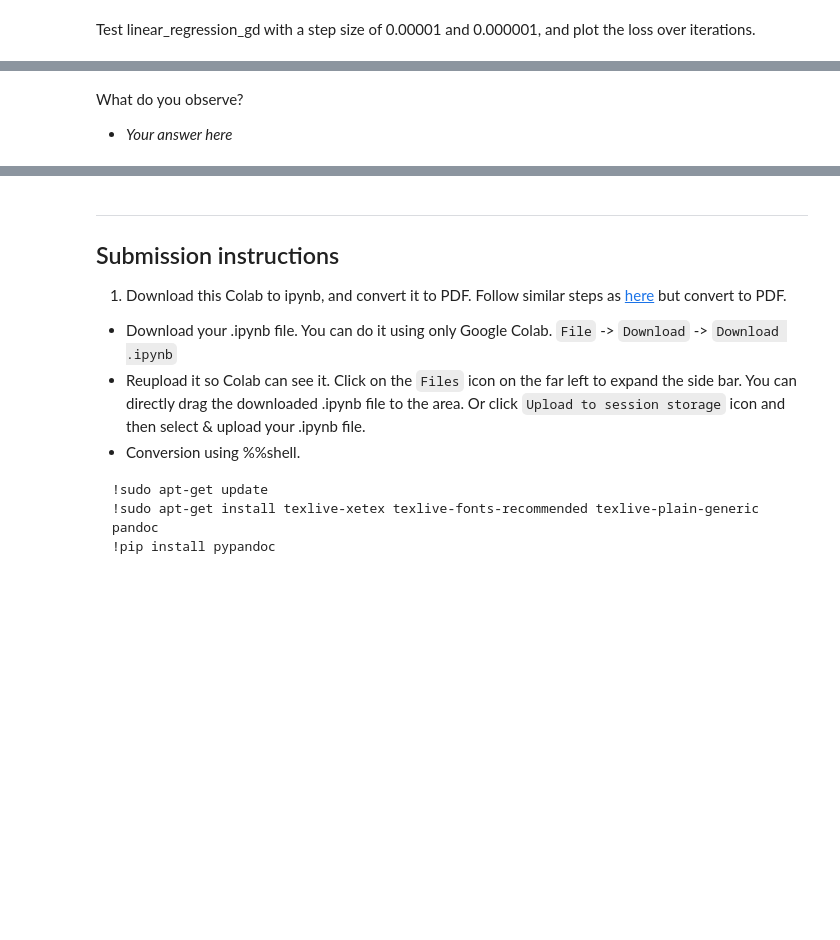
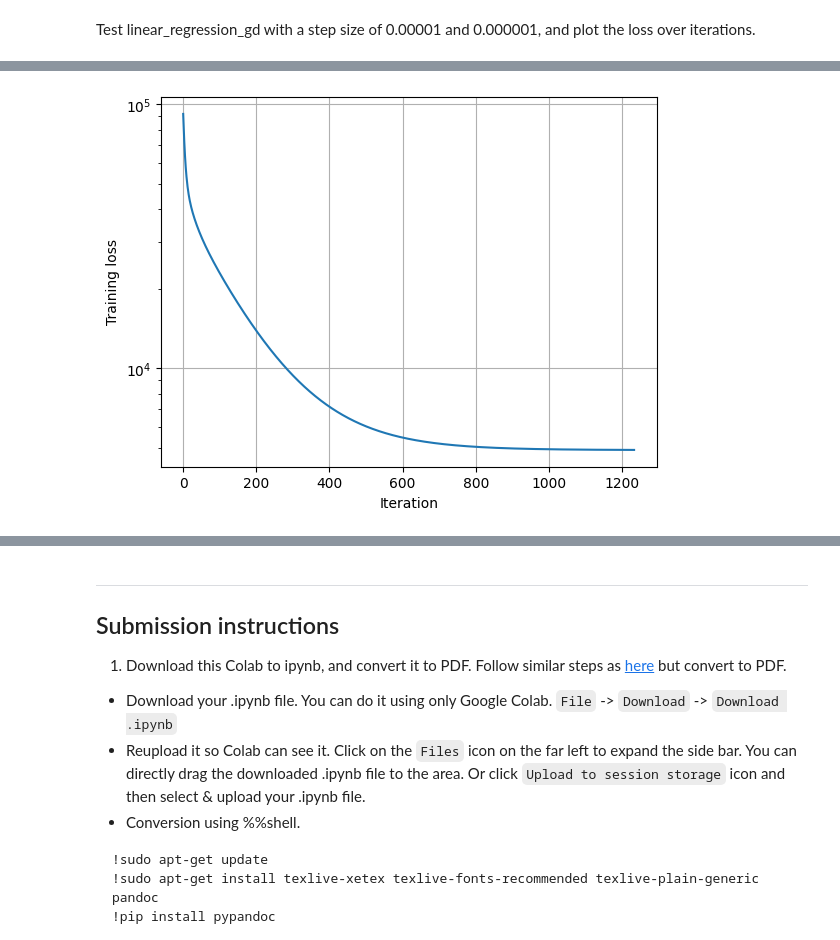
Before and after one commit to Akhan521/CS-171, a Jupyter notebook: Homework_3/fall2024_hw3.ipynb, the cells around one changed output, grey strips where cells are left out. Drawn from its saved outputs; the diff is of its cells as text; code cells hidden in the pictures; blank space fills up the shorter version.

```diff
--- a/Homework_3/fall2024_hw3.ipynb
+++ b/Homework_3/fall2024_hw3.ipynb
@@ -580,14 +607,12 @@ NameError: name 'all_cost' is not defined
 # %%
-# TODO
-# test gradient descent with step size 0.000001
+# TODO Test gradient descent with step size 0.000001 w/ def. values for max_iter and tol
 
-(w, all_cost,iters) = linear_regression_gd(Xtr,ytr,learning_rate = '?', max_iter = 1000, tol=pow(10,-6))
+(w, all_cost,iters) = linear_regression_gd(Xtr,ytr,learning_rate = 0.000001)
 plt.figure(0)
 plt.semilogy(all_cost[0:iters])
 plt.grid()
 plt.xlabel('Iteration')
-plt.ylabel('Training loss')
+plt.ylabel('Training Loss')
+plt.show()
+# %% [output]
+[figure, added]
-# %% [markdown]
-What do you observe?
-
-* *Your answer here*
```
Also changed, not shown: parts of 9 cells of this notebook.
